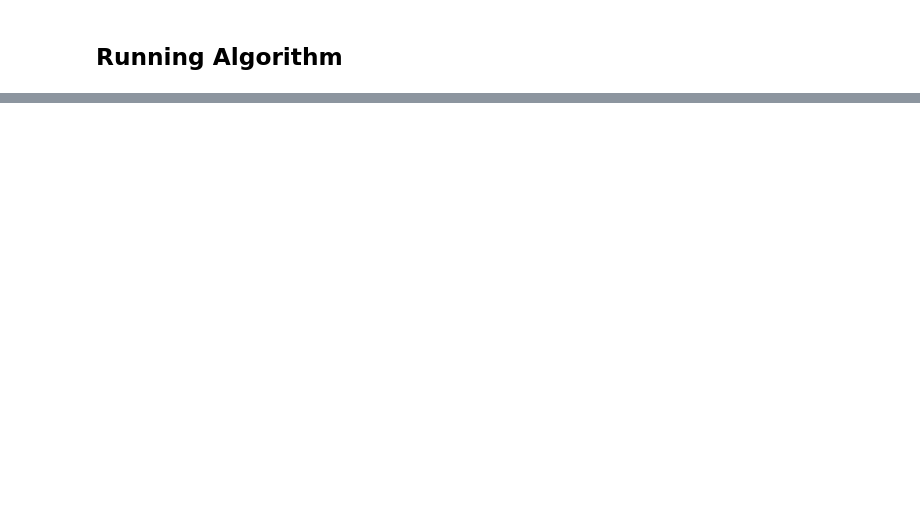
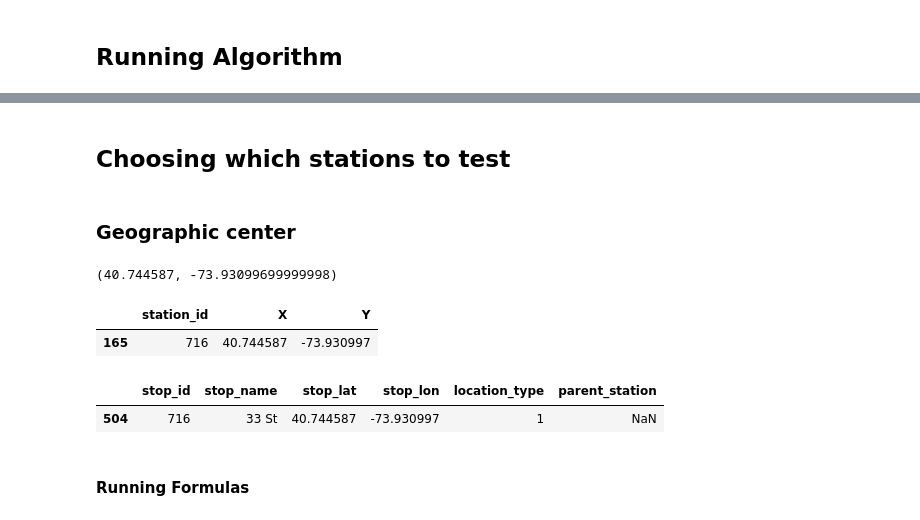
Before and after one commit to gregfeliu/The_Subway_Challenge, a Jupyter notebook: Solve_Postman_Problem_final.ipynb, the cells around one changed output, grey strips where cells are left out. Drawn from its saved outputs; the diff is of its cells as text; code cells hidden in the pictures; blank space fills up the shorter version.

```diff
--- a/Solve_Postman_Problem_final.ipynb
+++ b/Solve_Postman_Problem_final.ipynb
@@ -470,0 +513,4 @@ tsp_names = get_station_names(non_unique_stations_df, full_nyc_tsp_stations)
+# %% [markdown]
+## Choosing which stations to test
+# %% [markdown]
+### Geographic center
@@ -470,0 +520,16 @@ tsp_names = get_station_names(non_unique_stations_df, full_nyc_tsp_stations)
+# %%
+closest_value3
+# %% [output]
+(40.744587, -73.93099699999998)
+# %%
+node_list_df[(node_list_df['X'] == closest_value3[0]) & (node_list_df['Y'] == closest_value3[1])]
+# %% [output]
+|  | station_id | X | Y |
+| 165 | 716 | 40.744587 | -73.930997 |
+# %%
+non_unique_stations_df[non_unique_stations_df['stop_id'] == '716']
+# %% [output]
+|  | stop_id | stop_name | stop_lat | stop_lon | location_type | parent_station |
+| 504 | 716 | 33 St | 40.744587 | -73.930997 | 1 | NaN |
+# %% [markdown]
+#### Running Formulas
```
Also changed, not shown: parts of 91 cells of this notebook.
